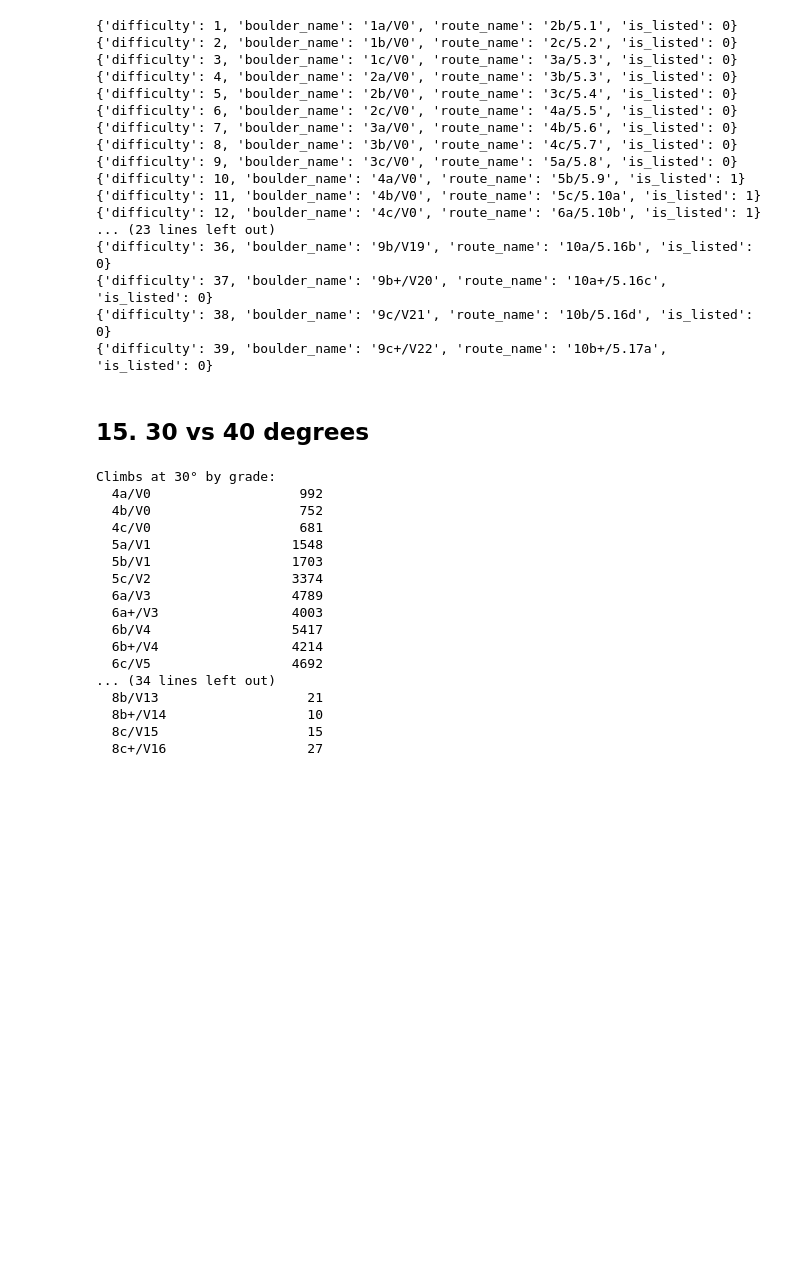
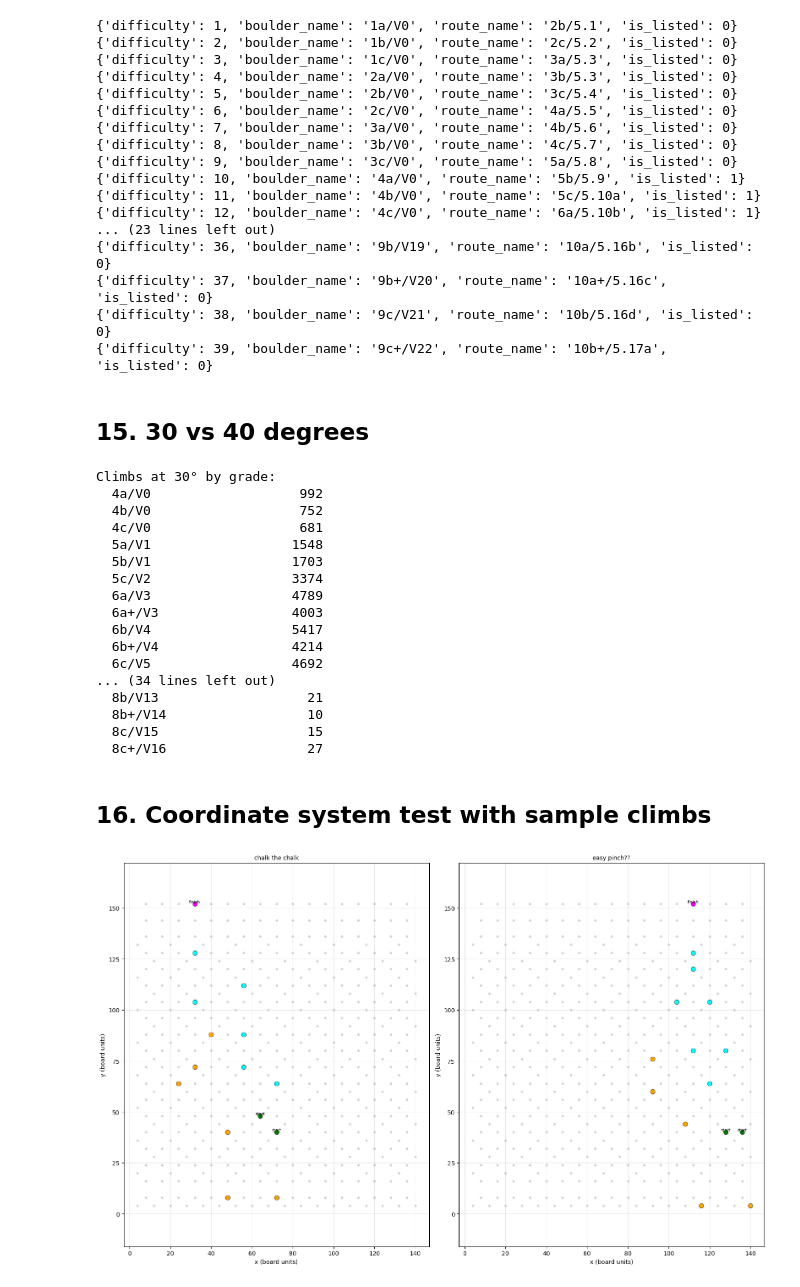
Before and after one commit to jqv2/kilter-world-model, a Jupyter notebook: notebooks/explore_kilter_db.ipynb, the cells around one changed output. Drawn from its saved outputs; the diff is of its cells as text; code cells hidden in the pictures; blank space fills up the shorter version.

```diff
--- a/notebooks/explore_kilter_db.ipynb
+++ b/notebooks/explore_kilter_db.ipynb
@@ -156,6 +157,6 @@ for row in cur.execute("SELECT * FROM placement_roles"):
 # %% [markdown]
 ## 6. LEDs
 # %%
-for row in cur.execute("SELECT * FROM leds LIMIT 10"):
+for row in cur.execute("SELECT * FROM leds WHERE product_size_id = 10"):
     print(dict(row))
 # %% [output]
@@ -402,5 +414,78 @@ Climbs at 30° by grade:
   8b+/V14                  10
   8c/V15                   15
   8c+/V16                  27
+# %% [markdown]
+## 16. Coordinate system test with sample climbs
+# %%
+# All holds on the 12x12 with kickboard
+all_holds = cur.execute("""
+    SELECT h.id, h.x, h.y, h.name FROM holes h
+    JOIN leds l ON l.hole_id = h.id
+    WHERE l.product_size_id = 10
+""").fetchall()
+
+all_xs = [r[1] for r in all_holds]
+all_ys = [r[2] for r in all_holds]
+
+# Sample climbs to display
+sample_climb_names = [
+    "chalk the chalk",
+    "easy pinch??",
+]
+
+# Build placement_id -> (x, y, role) lookup for layout 1
+placement_lookup = {}
+for row in cur.execute("""
+    SELECT p.id, h.x, h.y
+    FROM placements p
+    JOIN holes h ON p.hole_id = h.id
+    WHERE p.layout_id = 1
+"""):
+    placement_lookup[row[0]] = (row[1], row[2])
+
+role_lookup = {}
+for row in cur.execute("SELECT id, name FROM placement_roles WHERE product_id = 1"):
+    role_lookup[row[0]] = row[1]
+
+# Parse climb frames
+climbs_data = []
+for name in sample_climb_names:
+    row = cur.execute(
+        "SELECT uuid, name, frames FROM climbs WHERE name = ? AND layout_id = 1 LIMIT 1",
+        (name,)
+    ).fetchone()
+    if row:
+        pairs = re.findall(r'p(\d+)r(\d+)', row[2])
+        holds = []
+        for pid, rid in pairs:
+            pid, rid = int(pid), int(rid)
+            if pid in placement_lookup:
+                x, y = placement_lookup[pid]
+                role = role_lookup.get(rid, "unknown")
+                holds.append((x, y, role))
+        climbs_data.append((row[1], holds))
+
+# Plot
+colors = {'start': 'green', 'middle': 'cyan', 'finish': 'magenta', 'foot': 'orange'}
+fig, axes = plt.subplots(1, len(climbs_data), figsize=(8 * len(climbs_data), 10))
+if len(climbs_data) == 1:
+    axes = [axes]
+
+for ax, (cname, holds) in zip(axes, climbs_data):
+    ax.scatter(all_xs, all_ys, s=10, c='lightgray', zorder=1)
+    for x, y, role in holds:
+        ax.scatter(x, y, s=60, c=colors.get(role, 'blue'), zorder=2, edgecolors='black', linewidths=0.5)
+        if role in ('start', 'finish'):
+            ax.annotate(role, (x, y), fontsize=7, ha='center', va='bottom')
+    ax.set_title(cname, fontsize=10)
+    ax.set_xlabel("x (board units)")
+    ax.set_ylabel("y (board units)")
+    ax.axis("equal")
+    ax.grid(True, alpha=0.3)
+
+plt.tight_layout()
+plt.show()
+# %% [output]
+[figure, added]
 # %%
 conn.close()
```
Also changed, not shown: parts of 7 cells of this notebook, 2 other files.
